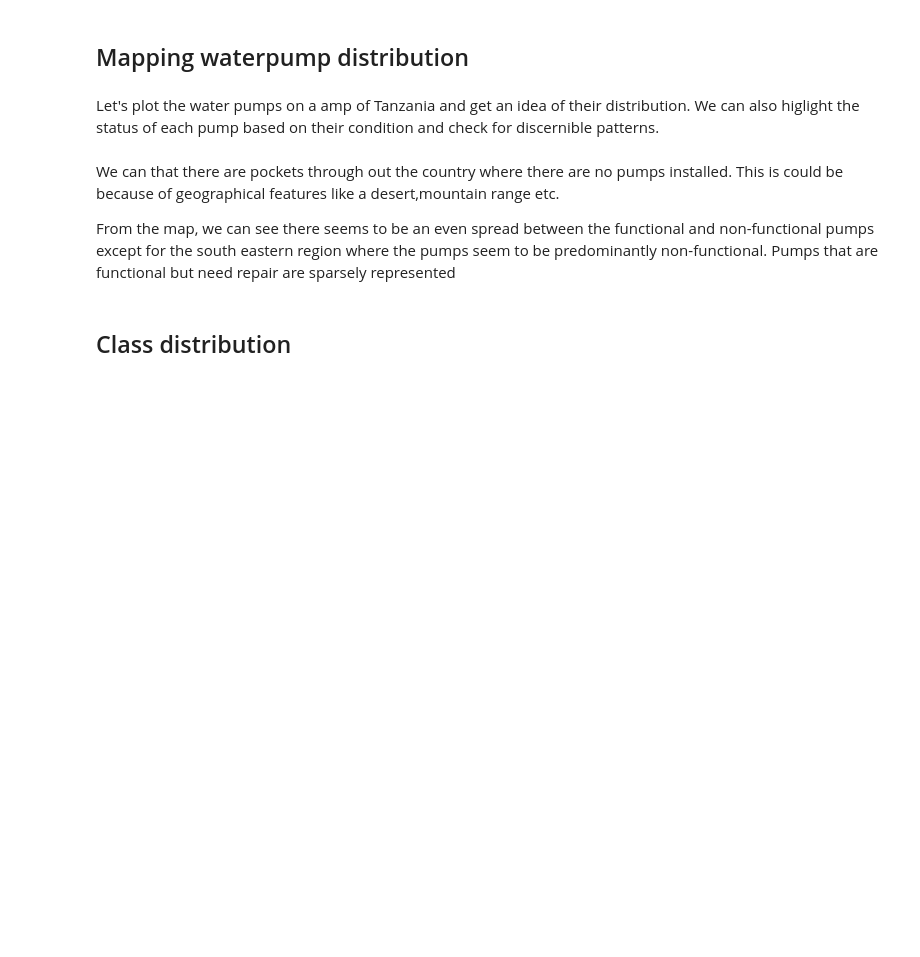
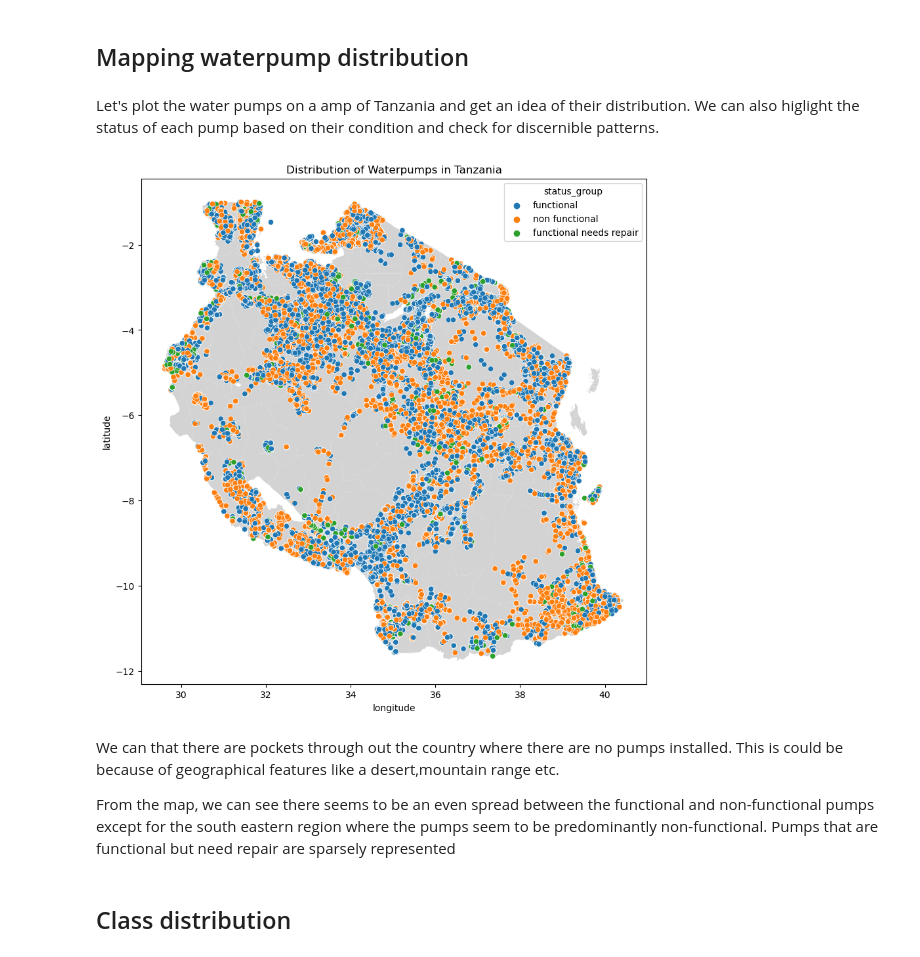
Before and after one commit to rahulakrish/water_pump_classifier, a Jupyter notebook: notebook.ipynb, the cells around one changed output. Saved outputs shown, nothing was run; the diff lists cells and outputs as text; code cells hidden in the pictures; blank space fills up the shorter version.

```diff
--- a/notebook.ipynb
+++ b/notebook.ipynb
@@ -75,27 +76,29 @@ df.head()
 # %% [markdown]
 Let's plot the water pumps on a amp of Tanzania and get an idea of their distribution. We can also higlight the status of each pump based on their condition and check for discernible patterns.
 # %%
-# #create a new df
-# mapdf = df.copy()
+#create a new df
+mapdf = df.copy()
 
-# #filter out the longitude values
-# mapdf = mapdf[mapdf['longitude'] > 0]
+#filter out the longitude values
+mapdf = mapdf[mapdf['longitude'] > 0]
 
-# #read the shape file with geopandas
-# tanzania_map = gpd.read_file('Districts and TC as 2020.shp')
-# # tanzania_map.plot(color='lightgrey',figsize=(8,8)); just look at the map of tanzania if you want to
+#read the shape file with geopandas
+tanzania_map = gpd.read_file('Districts and TC as 2020.shp')
+# tanzania_map.plot(color='lightgrey',figsize=(8,8)); just look at the map of tanzania if you want to
 
-# crs = {'init':'EPSG:4326'} #define CRS
-# geometry = [Point(xy) for xy in zip(mapdf['longitude'], df['latitude'])] #create Points
-# geo_df = gpd.GeoDataFrame(mapdf,
-#                           crs = crs,
-#                           geometry = geometry) #define the geometry df
+crs = {'init':'EPSG:4326'} #define CRS
+geometry = [Point(xy) for xy in zip(mapdf['longitude'], df['latitude'])] #create Points
+geo_df = gpd.GeoDataFrame(mapdf,
+                          crs = crs,
+                          geometry = geometry) #define the geometry df
 
-# #plot the data
-# fig, ax = plt.subplots(figsize = (10,10))
-# tanzania_map.to_crs(epsg=4326).plot(ax=ax, color='lightgrey')
-# sns.scatterplot(x="longitude", y="latitude",data=mapdf,hue='status_group',ax=ax);
-# ax.set_title('Distribution of Waterpumps in Tanzania');
+#plot the data
+fig, ax = plt.subplots(figsize = (10,10))
+tanzania_map.to_crs(epsg=4326).plot(ax=ax, color='lightgrey')
+sns.scatterplot(x="longitude", y="latitude",data=mapdf,hue='status_group',ax=ax);
+ax.set_title('Distribution of Waterpumps in Tanzania');
+# %% [output]
+[figure, added]
 # %% [markdown]
 We can that there are pockets through out the country where there are no pumps installed. This is could be because of geographical features like a desert,mountain range etc.
 
```
Also changed, not shown: parts of 94 cells of this notebook.
